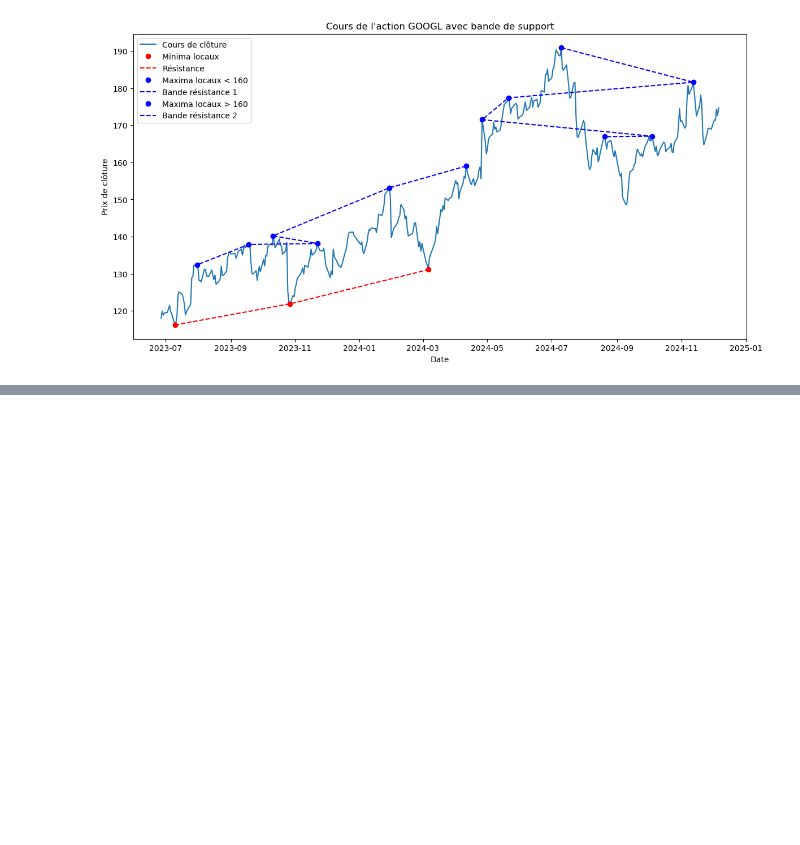
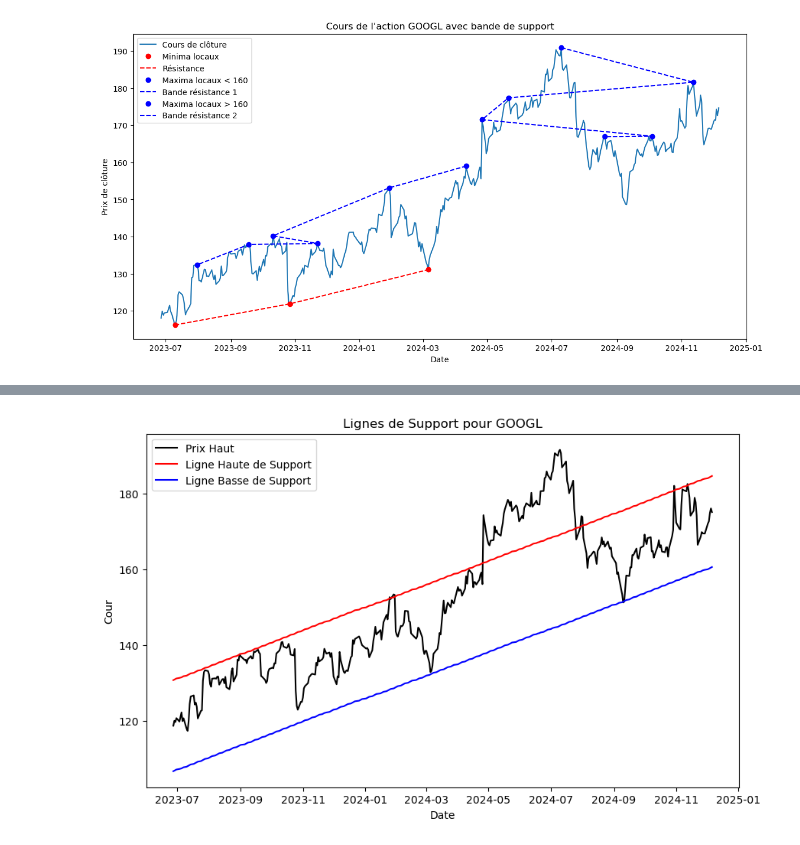
Before and after one commit to viennetcesar/trading_code, a Jupyter notebook: abc_bourse_leçon1.ipynb, the cells around one changed output, grey strips where cells are left out. Drawn from its saved outputs; the diff is of its cells as text; code cells hidden in the pictures; blank space fills up the shorter version.

Commit message:
ajout de la cellule unique qui trace les bandes de support

```diff
--- a/abc_bourse_leçon1.ipynb
+++ b/abc_bourse_leçon1.ipynb
@@ -351,0 +354,71 @@ plt.show()
+# %%
+import pandas as pd
+import matplotlib.pyplot as plt
+import yfinance as yf
+from datetime import date
+from sklearn.linear_model import LinearRegression
+import numpy as np
+
+# Formatage de la date
+aujourdhui = date.today()
+date_formatee = aujourdhui.strftime("%Y-%m-%d")
+
+# Ticker de GOOGLE
+symbole = 'GOOGL'
+ticker = yf.Ticker(symbole) # Création de l'objet ticker
+data = ticker.history(start='2023-06-27', end=date_formatee)
+
+# Conversion de la colonne 'Date' en datetime, plus pratique parfois pour manipuler les données
+data.index = pd.to_datetime(data.index)
+
+
+
+
+# data['MoyenneMobile_20_jours'] = data['Low'].rolling(window=20).mean()
+
+# Ici on prend les Minimums de sur une fenêtre de 20 jours en partant du dernier cour observé
+# puis on décale la fenêtre de 1 jour en arrière et on prend le min des 20 jours sur cette
+# nouvelle fenêtre, puis on décale la fenêtre de 1 jour en arrière et on prend le min des 20 jours
+# sur cette fenêtre etc... etc... on peut bien sur change la fenêtre (3jours, 10jours ...)
+# on fait ça pour garder seulement quelques minimums pertinents pour tracer un belle régression
+# un régression qui matche un peu mieux aux MIN, toutefois vous pouvez aussi réaliser une régression
+# sur toute la série des MIN, ça donnera un droite correcte avec des petits biais à cause
+# des fortes variations de cette série
+data['Low'] = data['Low'].rolling(window=20, min_periods=1).min()
+
+# Préparation des données pour la régression
+X = np.arange(len(data)).reshape(-1, 1)  # on génère des valeurs pour l'axe horizontal pour
+# pouvoir avoir des valeur pour X pour calculer la régression
+# Concernant le reshape(-1,1) le -1 c'est pour dire : "ajuste moi automatiquement le bon nombre de lignes"
+# autrement dit je veux autant de lignes dans mon vecteur X que de données dans mon dataframe
+# et le 1 c'est pour dire que la variable X doit avoir une seule colonne
+# résumé : je veux que X ait 1 colonne et len(data) lignes
+
+# Les valeurs de Y sont les valeurs minimales 'Low' du cour de bourse lissées avec la moyenne mobile
+y = data['Low']  # Valeurs des creux locaux
+
+# Création et ajustement de la régression linéaire
+model = LinearRegression().fit(X, y)
+
+# Prédiction pour la bande de support
+resistance = model.predict(X)
+
+# Tracer le graphique
+plt.figure(figsize=(10, 6))
+plt.plot(data.index, data['High'], label='Prix Haut', color='black') # Utilise l'index pour les dates
+
+# Tracer les bandes de support
+# plt.plot(data.index, data['MoyenneMobile_20_jours'] , color='green', label='Moyenne mobile 20')
+plt.plot(data.index, resistance + 17, linestyle='-', color='red', label='Ligne Haute de Support')
+plt.plot(data.index, resistance - 7, linestyle='-', color='blue', label='Ligne Basse de Support')
+
+plt.xlabel('Date')
+plt.ylabel('Cour')
+plt.title(f"Lignes de Support pour {symbole}")
+plt.legend()
+plt.show()
+# Sur le graphique vous remarquez que fin avril la bande rouge est percée à la hausse, à ce moment
+# Il fallait acheter. Le bon moment pour vendre est toujours difficile à détecter, cependant
+# Il existe d'autres méthodes en analyse technique pour sentir et détecter le retournement
+# %% [output]
+[figure, added]
```
Also changed, not shown: parts of 1 cell of this notebook.
